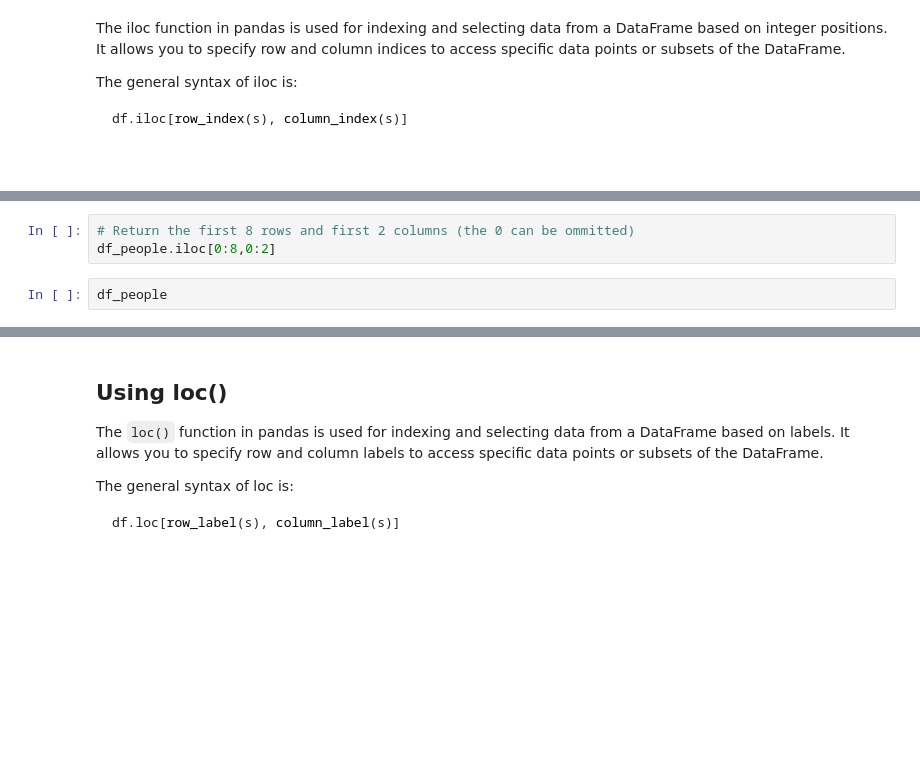
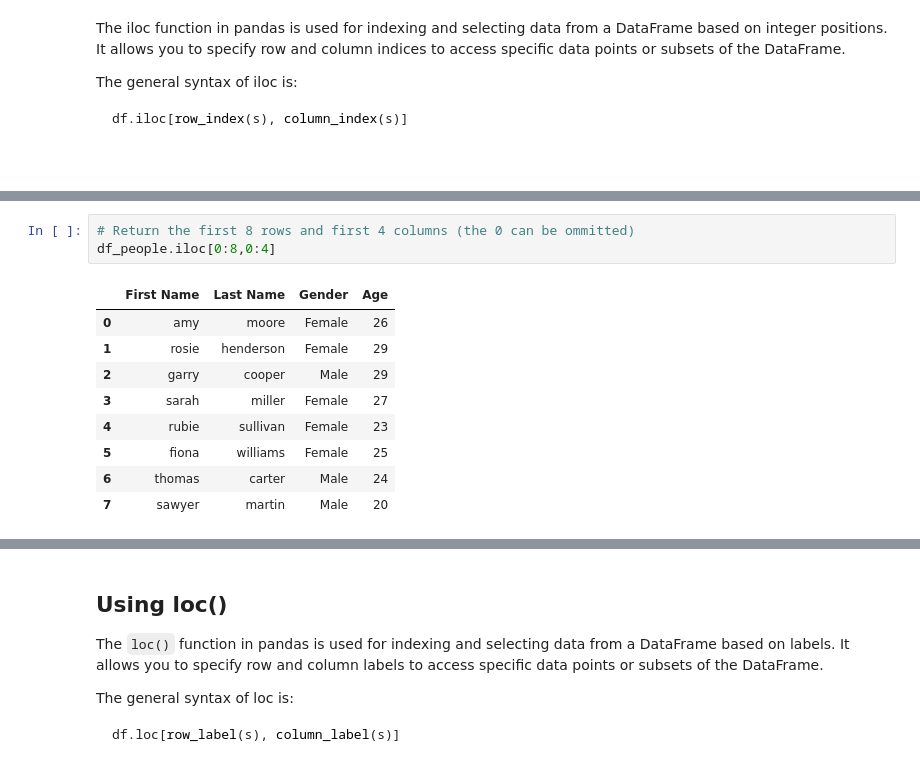
Before and after one commit to gregbott/Python_For_Business_Students, a Jupyter notebook: Pandas2.ipynb, the cells around one changed output, grey strips where cells are left out. Drawn from its saved outputs; the diff is of its cells as text; blank space fills up the shorter version.

```diff
--- a/Pandas2.ipynb
+++ b/Pandas2.ipynb
@@ -192,8 +449,16 @@ df_people.iloc[1]
 # %%
-# Return the first 8 rows and first 2 columns (the 0 can be ommitted)
-df_people.iloc[0:8,0:2]
+# Return the first 8 rows and first 4 columns (the 0 can be ommitted)
+df_people.iloc[0:8,0:4]
+# %% [output]
+|  | First Name | Last Name | Gender | Age |
+| 0 | amy | moore | Female | 26 |
+| 1 | rosie | henderson | Female | 29 |
+| 2 | garry | cooper | Male | 29 |
+| 3 | sarah | miller | Female | 27 |
+| 4 | rubie | sullivan | Female | 23 |
+| 5 | fiona | williams | Female | 25 |
+| 6 | thomas | carter | Male | 24 |
+| 7 | sawyer | martin | Male | 20 |
-# %%
-df_people
 # %%
 # Return rows 1, 3, and 5 and show only the first name, last name, and salary
 df_people.iloc[[1,3,5],[0,1,9]]
```
Also changed, not shown: parts of 67 cells of this notebook, 2 other files.
